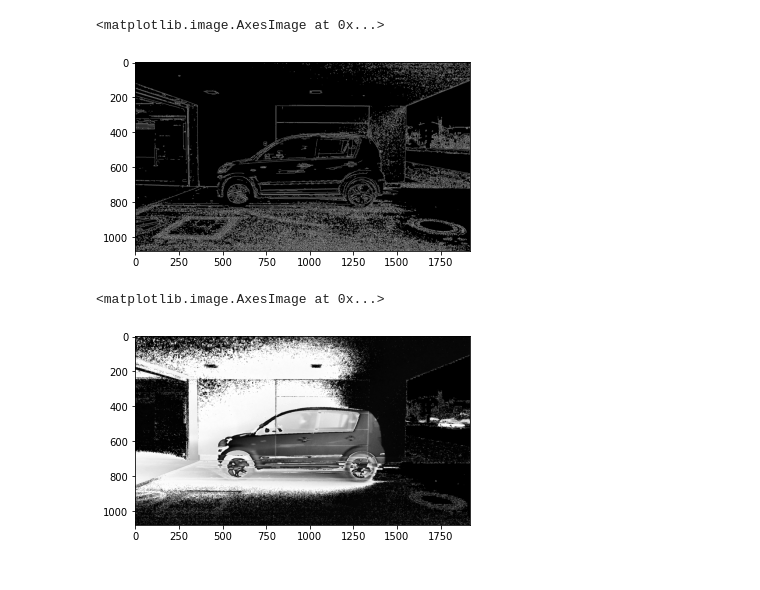
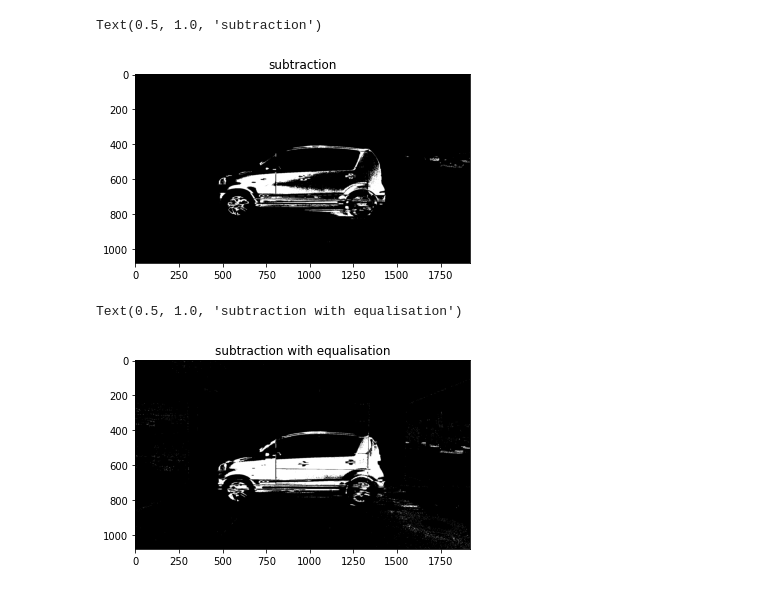
Before and after one commit to k9p5/computer-vision-vehicle-classification, a Jupyter notebook: preprocessing.ipynb, the cells around one changed output. Saved outputs shown, nothing was run; the diff lists cells and outputs as text; code cells hidden in the pictures.

```diff
--- a/preprocessing.ipynb
+++ b/preprocessing.ipynb
@@ -15,14 +1,15 @@ Clipping input data to the valid range for imshow with RGB data ([0..1] for floa
 # %%
-#canny edge detector
 import matplotlib.pyplot as plt
 import numpy as np
 import cv2
 
-img = cv2.imread('test.jpg', cv2.COLOR_BGR2GRAY)
-imgg = cv2.cvtColor(img, cv2.COLOR_BGR2GRAY)
-edges = cv2.Canny(img, 40, 50)
-
-plt.imshow(edges, cmap = 'gray')
+#subtraction
+test = cv2.imread('test.jpg',0)
+none = cv2.imread('none.jpg',0)
+imgs = (test-30-none)
+_, imgst = cv2.threshold(imgs, 50, 255, cv2.THRESH_BINARY)
+plt.imshow(imgst-255, cmap = 'gray')
+plt.title('subtraction')
 # %% [output]
-<matplotlib.image.AxesImage at 0x...>
+Text(0.5, 1.0, 'subtraction')
-[figure, old version]
+[figure, new version]
@@ -51,13 +16,13 @@ while(k!=27):
 # %%
-#subtraction
-import matplotlib.pyplot as plt
-import numpy as np
-import cv2
-
+#subtraction with equalisation
 test = cv2.imread('test.jpg',0)
+teste = cv2.equalizeHist(test)
 none = cv2.imread('none.jpg',0)
-img = (test-none)
-plt.imshow(img, cmap = 'gray')
+nonee = cv2.equalizeHist(none)
+imgs = (teste-30-nonee)
+_, imgst = cv2.threshold(imgs, 50, 255, cv2.THRESH_BINARY)
+plt.imshow(imgst-255, cmap = 'gray')
+plt.title('subtraction with equalisation')
 # %% [output]
-<matplotlib.image.AxesImage at 0x...>
+Text(0.5, 1.0, 'subtraction with equalisation')
-[figure, old version]
+[figure, new version]
```
Also changed, not shown: parts of 11 cells of this notebook.
